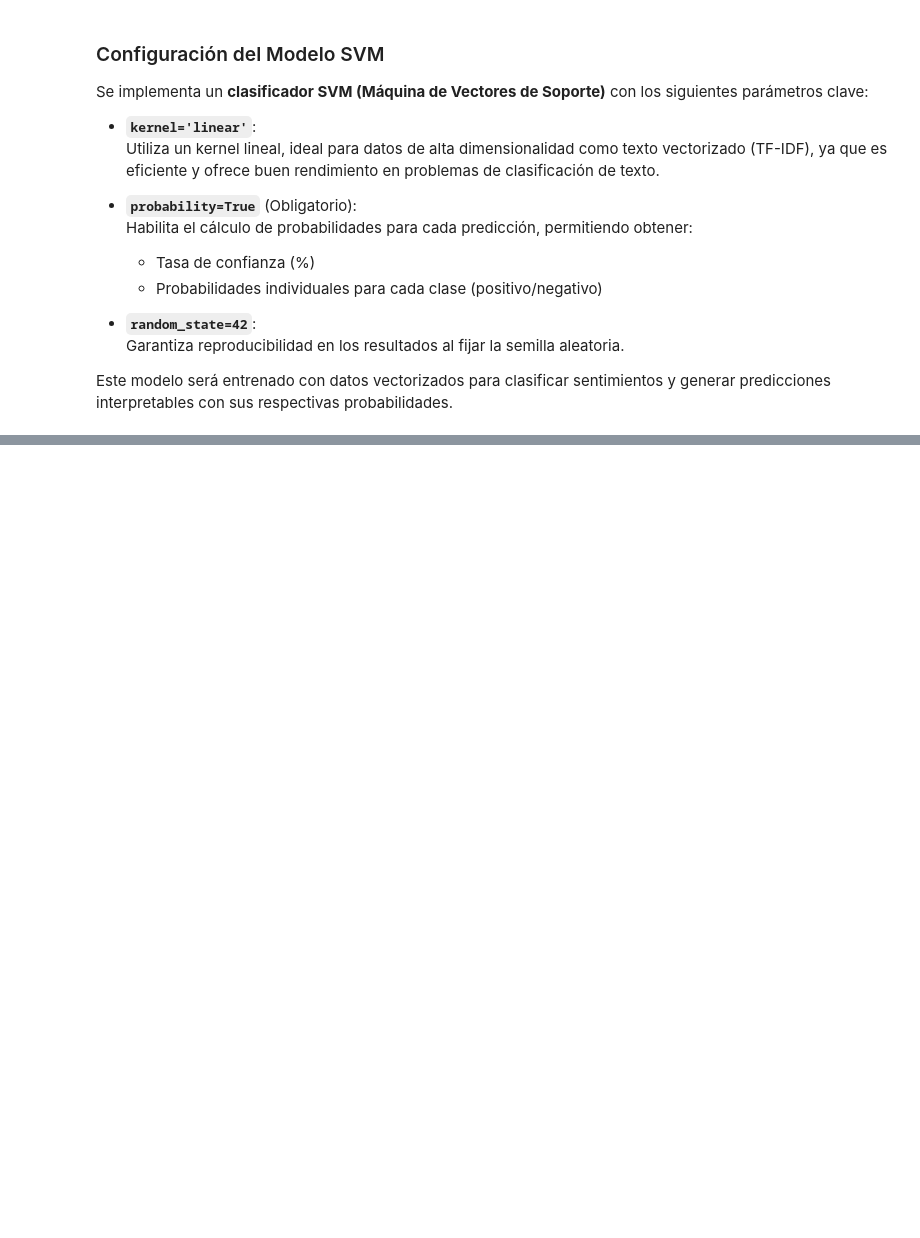
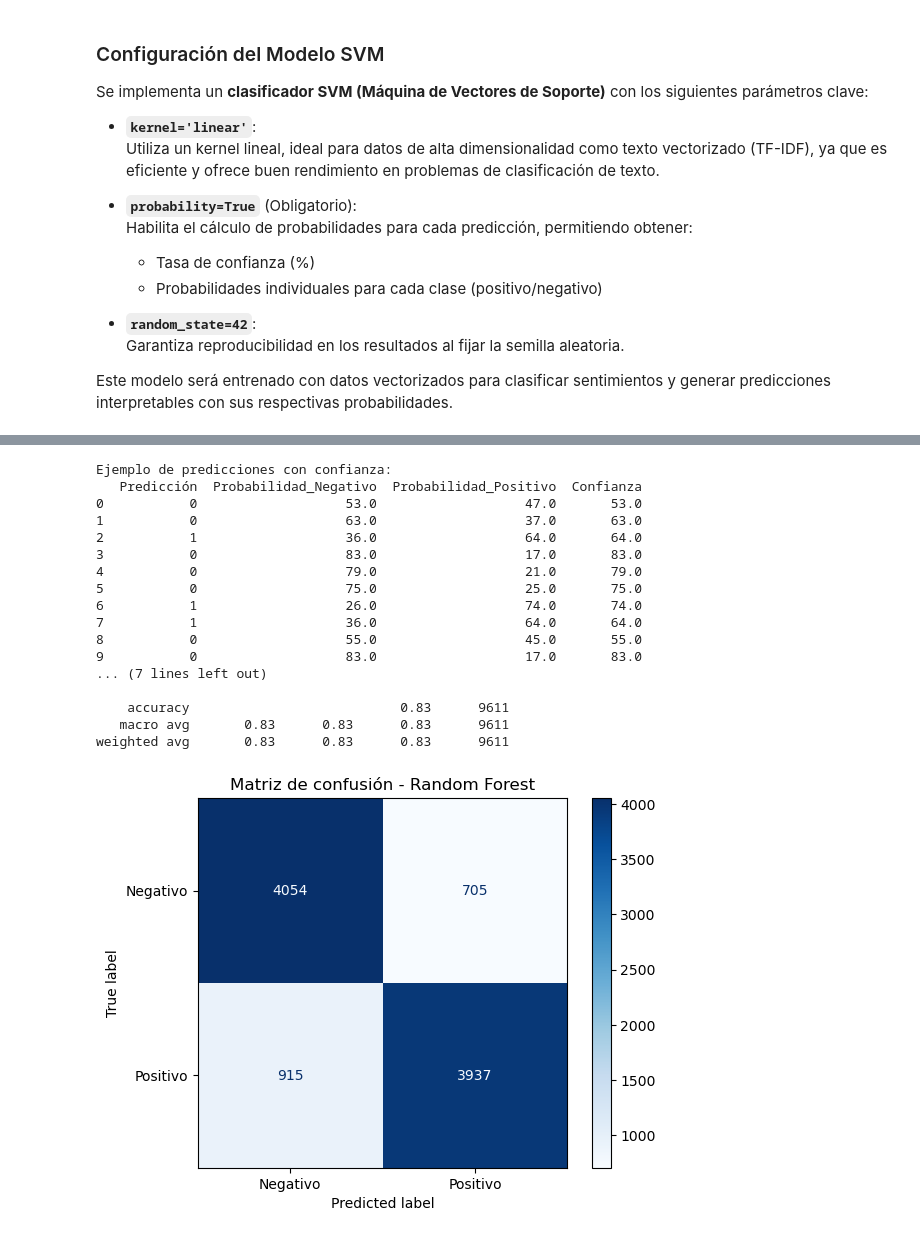
Before and after one commit to ASGAMO-DS/Proyecto-Final-Version1, a Jupyter notebook: src/explore.ipynb, the cells around one changed output, grey strips where cells are left out. Cells and saved outputs as stored; diff of their text form; code cells hidden in the pictures; blank space fills up the shorter version.

```diff
--- a/src/explore.ipynb
+++ b/src/explore.ipynb
@@ -382,0 +540,61 @@ progress.pbar.close()
+# %%
+#Intentaremos obtener resultados con un RandomForest
+from sklearn.ensemble import RandomForestClassifier
+from sklearn.metrics import accuracy_score, classification_report, confusion_matrix, ConfusionMatrixDisplay
+
+# Crear el modelo Random Forest
+random_forest_model = RandomForestClassifier(
+    n_estimators=100,  # Número de árboles
+    max_depth=None,    # Sin límite para la profundidad
+    random_state=42    # Para reproducibilidad
+)
+
+# Entrenar el modelo
+random_forest_model.fit(X_train, y_train)
+
+# Realizar predicciones
+y_pred = random_forest_model.predict(X_test)
+y_proba = random_forest_model.predict_proba(X_test)  # Probabilidades para cada clase
+
+# Crear DataFrame con resultados detallados
+resultados = pd.DataFrame({
+    'Predicción': y_pred,
+    'Probabilidad_Negativo': y_proba[:, 0].round(4) * 100,  # Convertir a porcentaje
+    'Probabilidad_Positivo': y_proba[:, 1].round(4) * 100,
+    'Confianza': np.max(y_proba, axis=1).round(4) * 100  # Máxima probabilidad (%)
+})
+# Mostrar las primeras predicciones con probabilidades
+print("\nEjemplo de predicciones con confianza:")
+print(resultados.head(10))
+
+# Evaluar el modelo
+accuracy = accuracy_score(y_test, y_pred)
+print(f"Accuracy del modelo Random Forest: {accuracy:.2%}")
+print("\nReporte de clasificación:")
+print(classification_report(y_test, y_pred))
+
+# Matriz de confusión y su gráfica
+conf_matrix = confusion_matrix(y_test, y_pred)
+disp = ConfusionMatrixDisplay(confusion_matrix=conf_matrix, display_labels=["Negativo", "Positivo"])
+disp.plot(cmap=plt.cm.Blues)
+plt.title("Matriz de confusión - Random Forest")
+plt.show()
+# %% [output]
+Ejemplo de predicciones con confianza:
+   Predicción  Probabilidad_Negativo  Probabilidad_Positivo  Confianza
+0           0                   53.0                   47.0       53.0
+1           0                   63.0                   37.0       63.0
+2           1                   36.0                   64.0       64.0
+3           0                   83.0                   17.0       83.0
+4           0                   79.0                   21.0       79.0
+5           0                   75.0                   25.0       75.0
+6           1                   26.0                   74.0       74.0
+7           1                   36.0                   64.0       64.0
+8           0                   55.0                   45.0       55.0
+9           0                   83.0                   17.0       83.0
+... (7 lines left out)
+
+    accuracy                           0.83      9611
+   macro avg       0.83      0.83      0.83      9611
+weighted avg       0.83      0.83      0.83      9611
+[figure, added]
```
Also changed, not shown: parts of 18 cells of this notebook.
